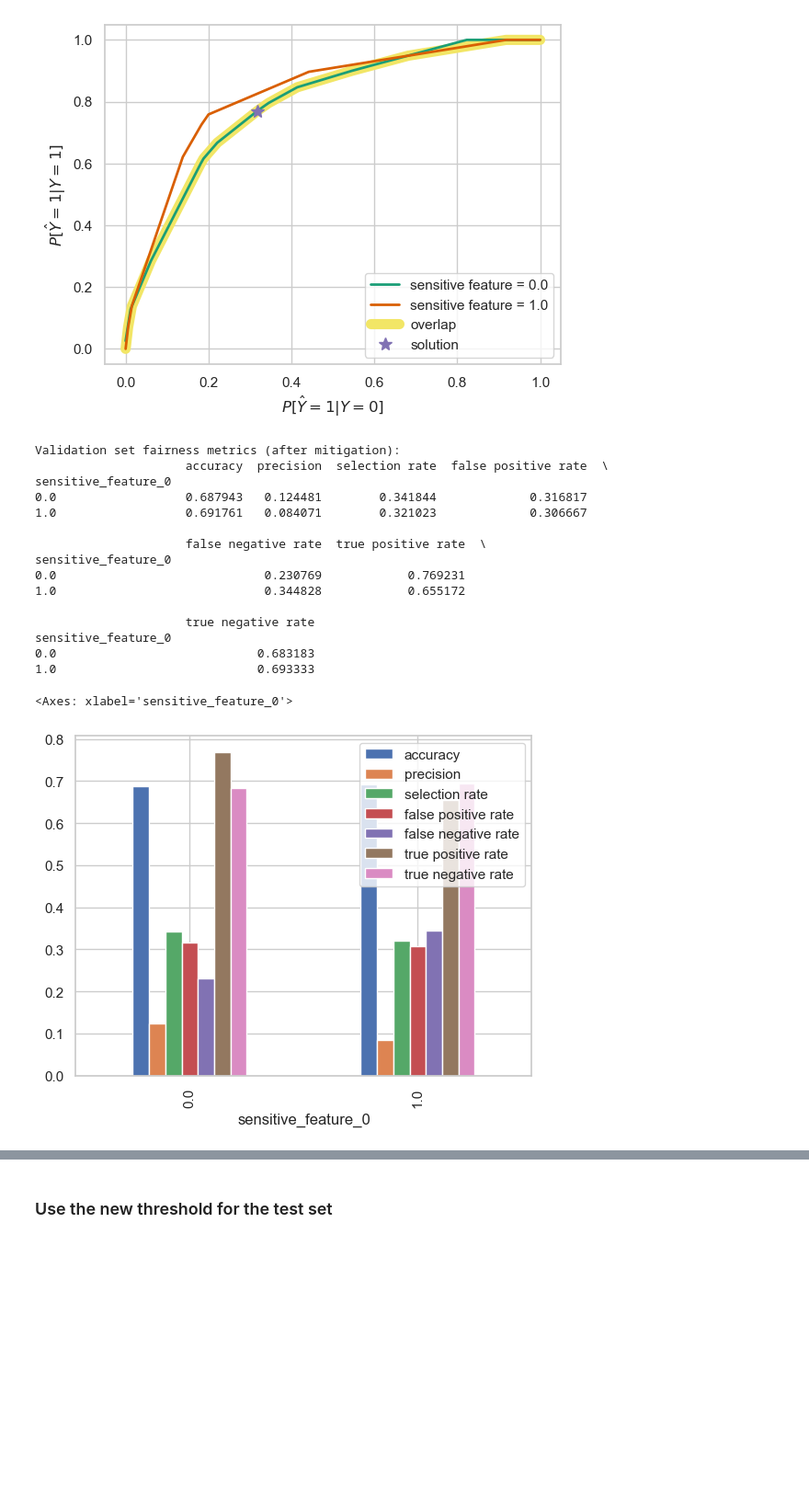
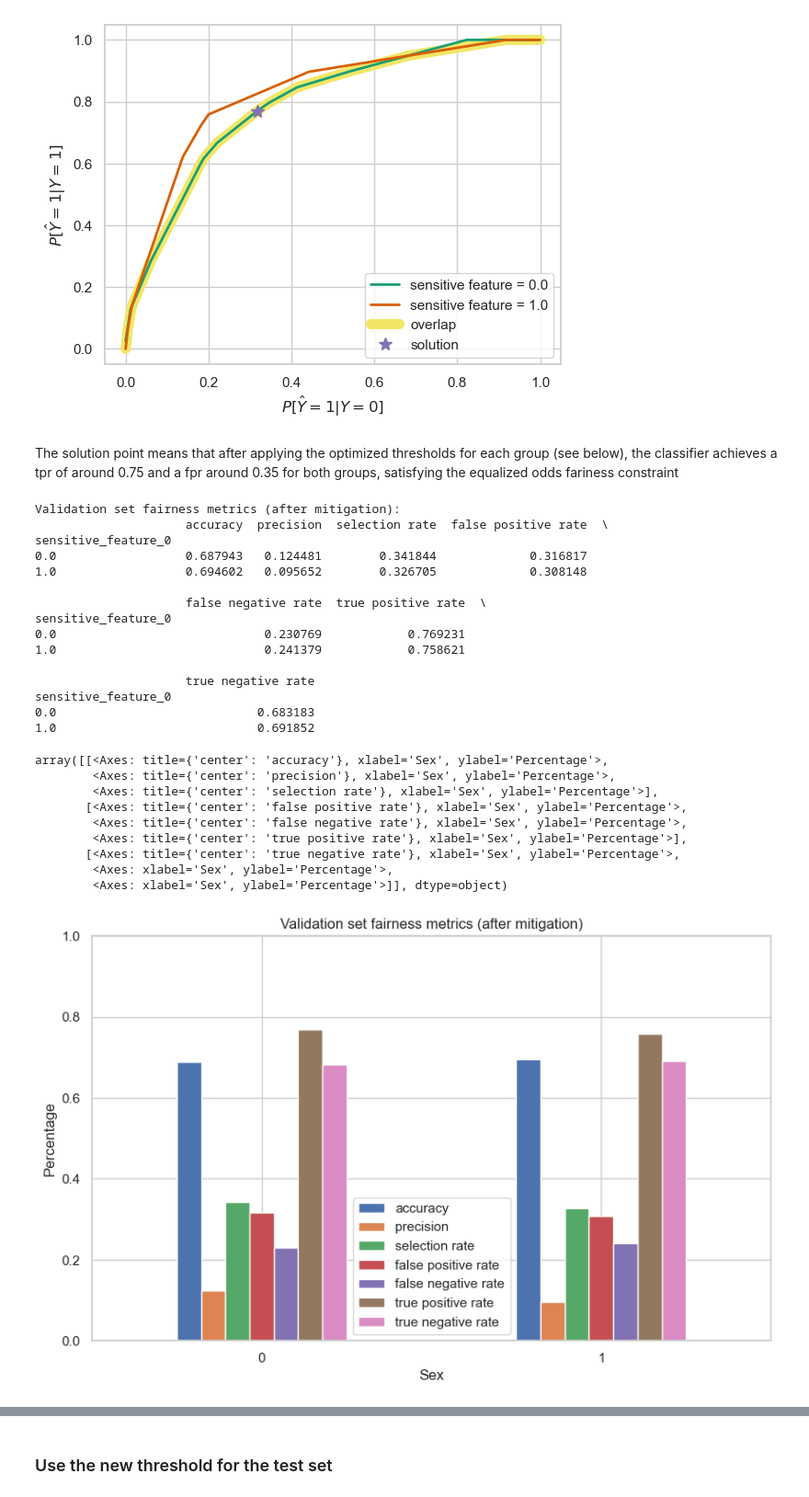
Before and after one commit to s224202/project1, a Jupyter notebook: exercise.ipynb, the cells around one changed output, grey strips where cells are left out. Shown at 92% size. Drawn from its saved outputs; the diff is of its cells as text; code cells hidden in the pictures; blank space fills up the shorter version.

Commit message:
plot examples and more text

```diff
--- a/exercise.ipynb
+++ b/exercise.ipynb
@@ -468,38 +468,63 @@ from fairlearn.postprocessing import plot_threshold_optimizer
 plot_threshold_optimizer(postprocessor)
 # %% [output]
 [figure]
+# %% [markdown]
+The solution point means that after applying the optimized thresholds for each group (see below), the classifier achieves a tpr of around 0.75 and a fpr around 0.35 for both groups, satisfying the equalized odds fariness constraint
 # %%
 #plot the results
 # --- IGNORE ---
-mf_post = MetricFrame(metrics={"accuracy": accuracy_score,
-                        "precision": precision_score,
-                        "selection rate": selection_rate,
-                        "false positive rate": false_positive_rate,
-                        "false negative rate": false_negative_rate,
-                        "true positive rate": true_positive_rate,
-                        "true negative rate": true_negative_rate,
+mf_post = MetricFrame(metrics={"Accuracy": accuracy_score,
+                        "Precision": precision_score,
+                        "Selection rate": selection_rate,
+                        "False positive rate": false_positive_rate,
+                        "False negative rate": false_negative_rate,
+                        "True positive rate": true_positive_rate,
+                        "True negative rate": true_negative_rate,
                          },
                  y_true=val_lab,
                  y_pred=y_pred,
                  sensitive_features=val_a)
 print("Validation set fairness metrics (after mitigation):")
 print(mf_post.by_group)
-mf_post.by_group.plot.bar()
+mf_post.by_group.plot.bar(xlabel= 'Sex', ylabel='Percentage', title='Validation set fairness metrics (after mitigation)', figsize=(10,6), ylim=(0,1), rot=0, xticks=[0,1])
+
+mf_post.by_group.plot(
+    kind= 'bar',
+    subplots=True,
+    layout=[3, 3],
+    legend=False,
+    figsize=[12, 8],
+    ylim=[0,1],
+    title="Validation set fairness metrics (after mitigation)",
+    xlabel= 'Sex',
+    sharey = True,
+    xticks = [0,1],
+    rot=0,
+    ylabel='Percentage'
+)
 # %% [output]
 Validation set fairness metrics (after mitigation):
                      accuracy  precision  selection rate  false positive rate  \
 sensitive_feature_0
 0.0                  0.687943   0.124481        0.341844             0.316817
-1.0                  0.691761   0.084071        0.321023             0.306667
+1.0                  0.694602   0.095652        0.326705             0.308148
 
                      false negative rate  true positive rate  \
 sensitive_feature_0
 0.0                             0.230769            0.769231
-1.0                             0.344828            0.655172
+1.0                             0.241379            0.758621
 
                      true negative rate
 sensitive_feature_0
 0.0                            0.683183
-1.0                            0.693333
+1.0                            0.691852
-<Axes: xlabel='sensitive_feature_0'>
+array([[<Axes: title={'center': 'accuracy'}, xlabel='Sex', ylabel='Percentage'>,
+        <Axes: title={'center': 'precision'}, xlabel='Sex', ylabel='Percentage'>,
+        <Axes: title={'center': 'selection rate'}, xlabel='Sex', ylabel='Percentage'>],
+       [<Axes: title={'center': 'false positive rate'}, xlabel='Sex', ylabel='Percentage'>,
+        <Axes: title={'center': 'false negative rate'}, xlabel='Sex', ylabel='Percentage'>,
+        <Axes: title={'center': 'true positive rate'}, xlabel='Sex', ylabel='Percentage'>],
+       [<Axes: title={'center': 'true negative rate'}, xlabel='Sex', ylabel='Percentage'>,
+        <Axes: xlabel='Sex', ylabel='Percentage'>,
+        <Axes: xlabel='Sex', ylabel='Percentage'>]], dtype=object)
-[figure, old version]
+[figure, new version]
```
Also changed, not shown: parts of 11 cells of this notebook.
